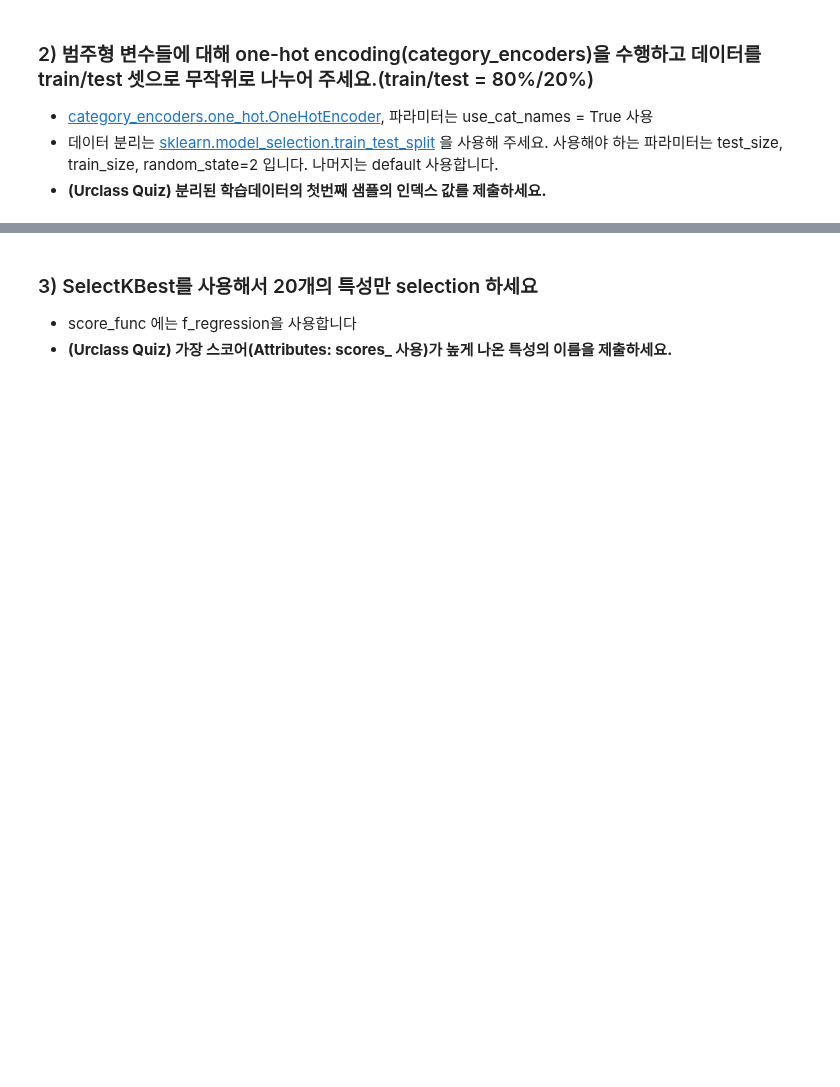
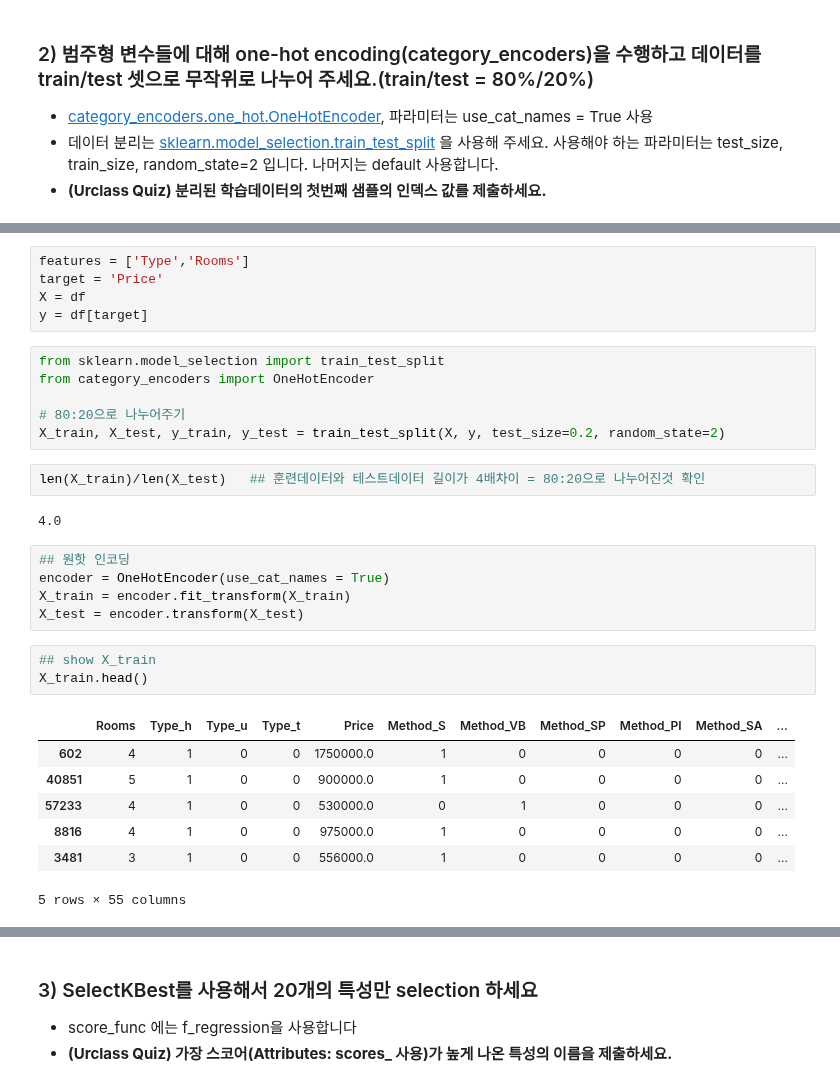
Before and after one commit to p65454/codestates, a Jupyter notebook: n213-ridge-regression/n213a-ridge-regression.ipynb, the cells around one changed output, grey strips where cells are left out. Saved outputs shown, nothing was run; the diff lists cells and outputs as text; blank space fills up the shorter version.

```diff
--- a/n213-ridge-regression/n213a-ridge-regression.ipynb
+++ b/n213-ridge-regression/n213a-ridge-regression.ipynb
@@ -43,0 +75,31 @@ df.drop_duplicates(inplace=True)
+# %%
+features = ['Type','Rooms']
+target = 'Price'
+X = df
+y = df[target]
+# %%
+from sklearn.model_selection import train_test_split
+from category_encoders import OneHotEncoder
+
+# 80:20으로 나누어주기
+X_train, X_test, y_train, y_test = train_test_split(X, y, test_size=0.2, random_state=2)
+# %%
+len(X_train)/len(X_test)   ## 훈련데이터와 테스트데이터 길이가 4배차이 = 80:20으로 나누어진것 확인
+# %% [output]
+4.0
+# %%
+## 원핫 인코딩
+encoder = OneHotEncoder(use_cat_names = True)
+X_train = encoder.fit_transform(X_train)
+X_test = encoder.transform(X_test)
+# %%
+## show X_train
+X_train.head()
+# %% [output]
+|  | Rooms | Type_h | Type_u | Type_t | Price | Method_S | Method_VB | Method_SP | Method_PI | Method_SA | ... |
+| 602 | 4 | 1 | 0 | 0 | 1750000.0 | 1 | 0 | 0 | 0 | 0 | ... |
+| 40851 | 5 | 1 | 0 | 0 | 900000.0 | 1 | 0 | 0 | 0 | 0 | ... |
+| 57233 | 4 | 1 | 0 | 0 | 530000.0 | 0 | 1 | 0 | 0 | 0 | ... |
+| 8816 | 4 | 1 | 0 | 0 | 975000.0 | 1 | 0 | 0 | 0 | 0 | ... |
+| 3481 | 3 | 1 | 0 | 0 | 556000.0 | 1 | 0 | 0 | 0 | 0 | ... |
+5 rows × 55 columns
```
Also changed, not shown: parts of 21 cells of this notebook.
